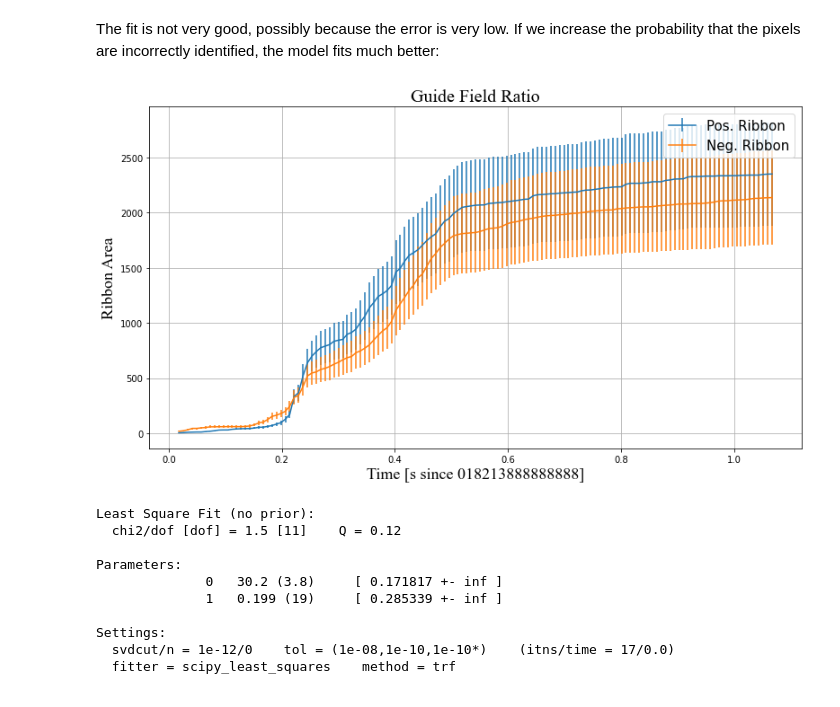
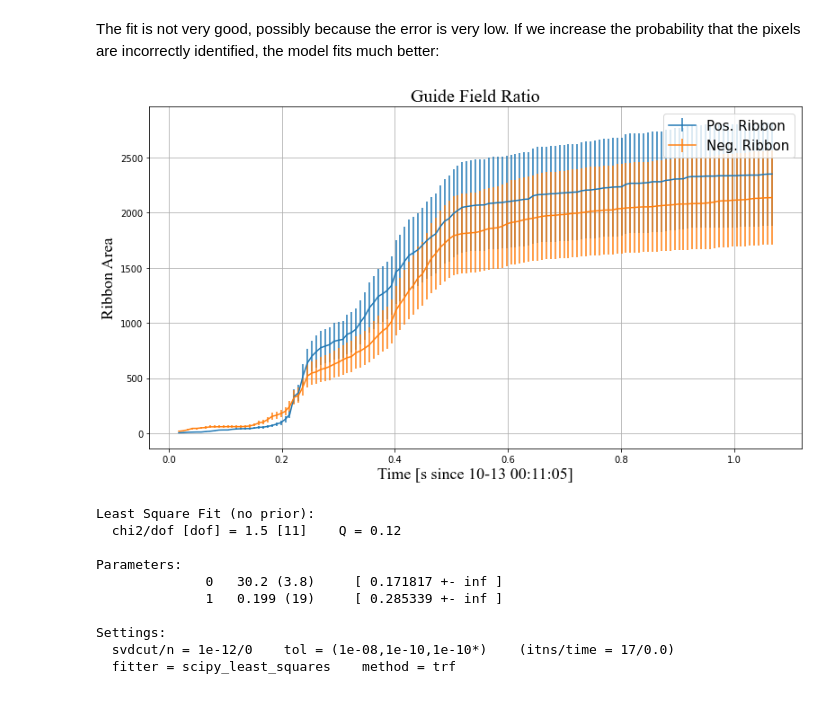
Before and after one commit to coletamburri2112/phys-5070-final-project-tamburri, a Jupyter notebook: fin_proj_testing.ipynb, the cells around one changed output. Saved outputs shown, nothing was run; the diff lists cells and outputs as text; code cells hidden in the pictures.

```diff
--- a/fin_proj_testing.ipynb
+++ b/fin_proj_testing.ipynb
@@ -289,14 +369,14 @@ The fit is not very good, possibly because the error is very low.  If we increas
 # %%
 # Second fraction of incorrectly-identified pixels.
 x2 = 0.2
 pos_unc2, neg_unc2 = fl_funcs_proj.errorset(aia8_pos, aia8_neg, x2)
 pos_gvar2, neg_gvar2 = fl_funcs_proj.pltgvarex(pos_area, neg_area, pos_unc2,
-                                               neg_unc2, times, flnum)
+                                               neg_unc2, times, flnum, dt1600)
 fitpos2, fitneg2 = fl_funcs_proj.lsqarea(modstrt, modend, fl_funcs_proj.exp_for_lsqfit,
                                          pos_gvar2, neg_gvar2, times, poptpos,
                                          poptneg)
 # %% [output]
-[figure, old version]
+[figure, new version]
 # %%
 print(fitpos2)
 print(fitneg2)
```
Also changed, not shown: parts of 16 cells of this notebook, 1 other file.
